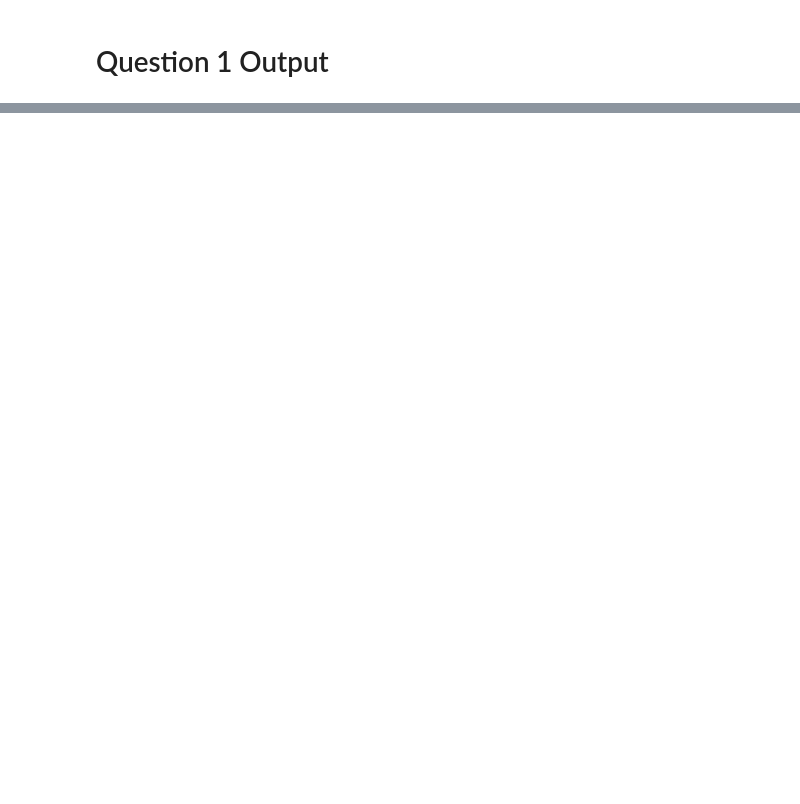
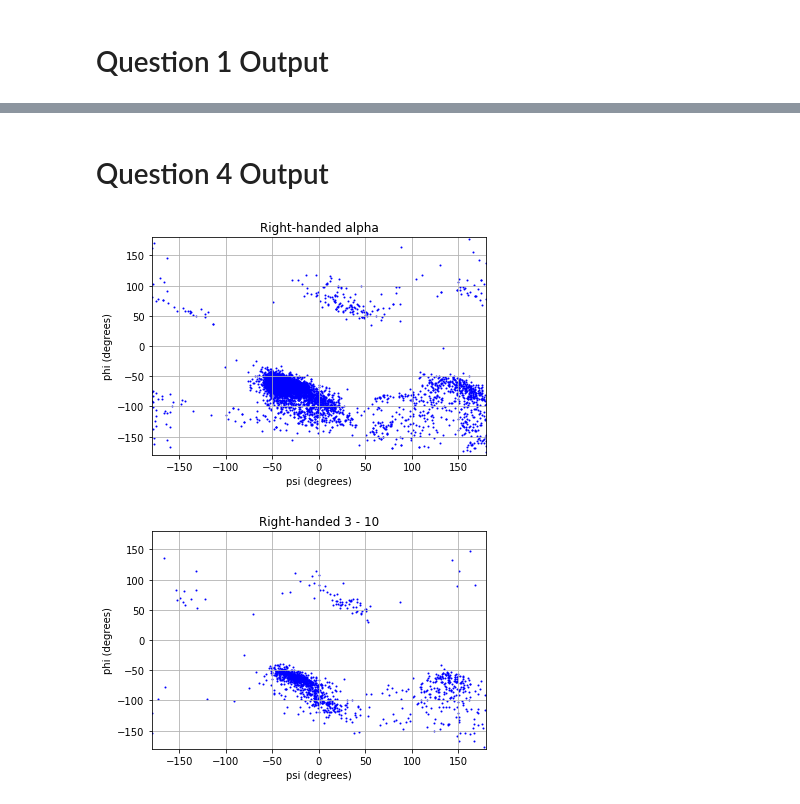
Before and after one commit to GrahamM98/bioinformatics-project, a Jupyter notebook: project1.ipynb, the cells around one changed output, grey strips where cells are left out. Drawn from its saved outputs; the diff is of its cells as text; code cells hidden in the pictures; blank space fills up the shorter version.

```diff
--- a/project1.ipynb
+++ b/project1.ipynb
@@ -287,0 +517,19 @@ plt.show()
+# %% [markdown]
+<h1>Question 4 Output</h1>
+# %%
+count = 0
+for entry in helixTorsion:
+    if len(helixTorsion[entry]) > 0:
+        count += 1
+        plt.xlim(-180, 180)
+        plt.ylim(-180, 180)
+        plt.grid(True, 'major')
+        plt.title(entry)
+        plt.xlabel('psi (degrees)')
+        plt.ylabel('phi (degrees)')
+        for point in helixTorsion[entry]:
+            plt.scatter(point['psi'], point['phi'], s=1, c='b')
+        plt.show()
+# %% [output]
+[figure, added]
+[figure, added]
```
Also changed, not shown: parts of 9 cells of this notebook.
